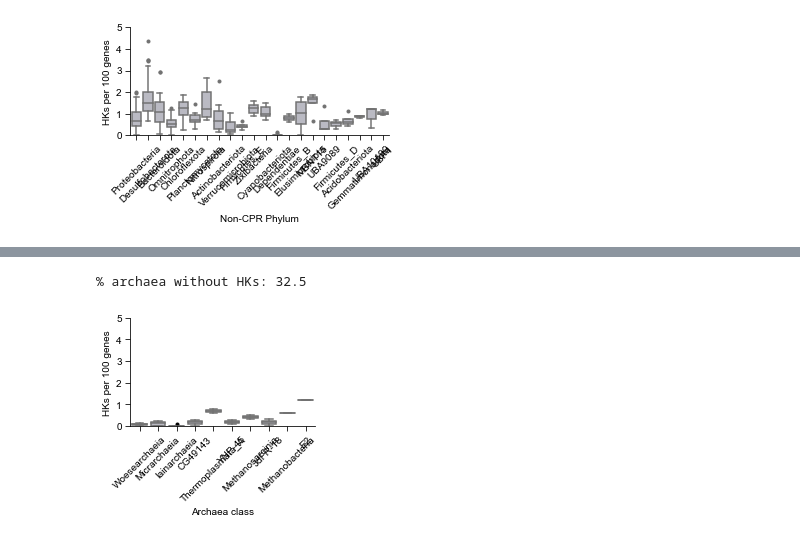
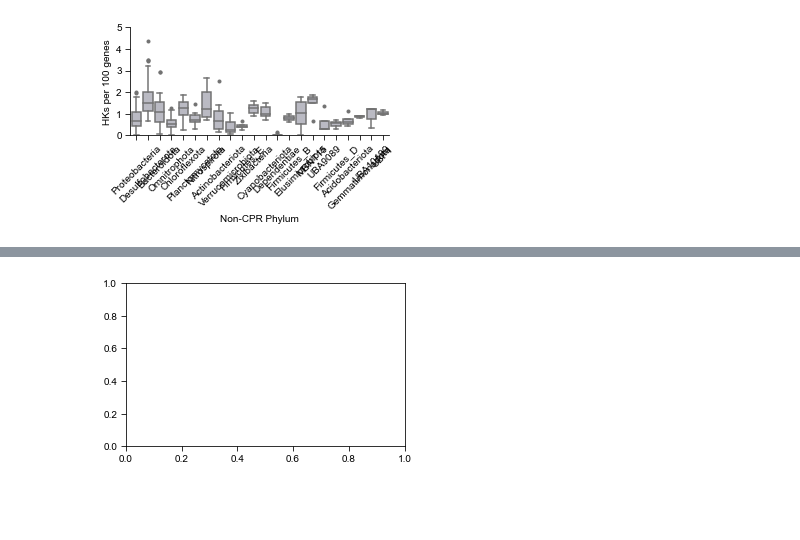
Before and after one commit to annelisegoldman/DeMMOworkflow, a Jupyter notebook: plotting scripts/022522_fig3.ipynb, the cells around one changed output, grey strips where cells are left out. Saved outputs shown, nothing was run; the diff lists cells and outputs as text; code cells hidden in the pictures; blank space fills up the shorter version.

```diff
--- a/plotting scripts/022522_fig3.ipynb
+++ b/plotting scripts/022522_fig3.ipynb
@@ -219,0 +254,13 @@ print('% cpr without HKs:',cpr_perc_no_HKs)
+# %%
+figD = pp.figure(figsize=(figWidth, figHeight))
+ax_HK5 = pp.subplot(1,1,1)
+
+
+arch = df1[df1["type"] =="arch"]
+arch_list = list(set(arch["class"]))
+
+arch_perc = arch["class"].value_counts(normalize = True)
+
+archaea_stats = calculate_metrics(arch_list,arch,"class")
+archaea_stats
+# %% [output]
@@ -220,14 +278,6 @@ print('% cpr without HKs:',cpr_perc_no_HKs)
+[figure, added]
 # %%
-figD = pp.figure(figsize=(figWidth, figHeight))
-ax_HK5 = pp.subplot(1,1,1)
-
-
-arch = df1[df1["type"] =="arch"]
-
-arch_perc = arch["class"].value_counts(normalize = True)
-
 archaea_order = ["Woesearchaeia","Micrarchaeia","Iainarchaeia","CG49143","Thermoplasmata_A","YNP-45","Methanosarcinia","JdFR-18","Methanobacteria","E2"]
-
 # make the archaea class plot
 ax_HK5 = sns.boxplot(y="HK_per_100_genes", x="class", data=arch, order=archaea_order,
                     color = '#b9b9c4', flierprops = dict(marker = 'o', markersize = 3, markerfacecolor = 'black',
@@ -256,6 +306,3 @@ archaea_no_HKs = len(arch[arch["HK_count"]==0])
 all_archaea = 40
 archaea_perc_no_HKs = (archaea_no_HKs/all_archaea)*100
 print('% archaea without HKs:',archaea_perc_no_HKs)
-# %% [output]
-% archaea without HKs: 32.5
-[figure, removed]
```
Also changed, not shown: parts of 6 cells of this notebook.
